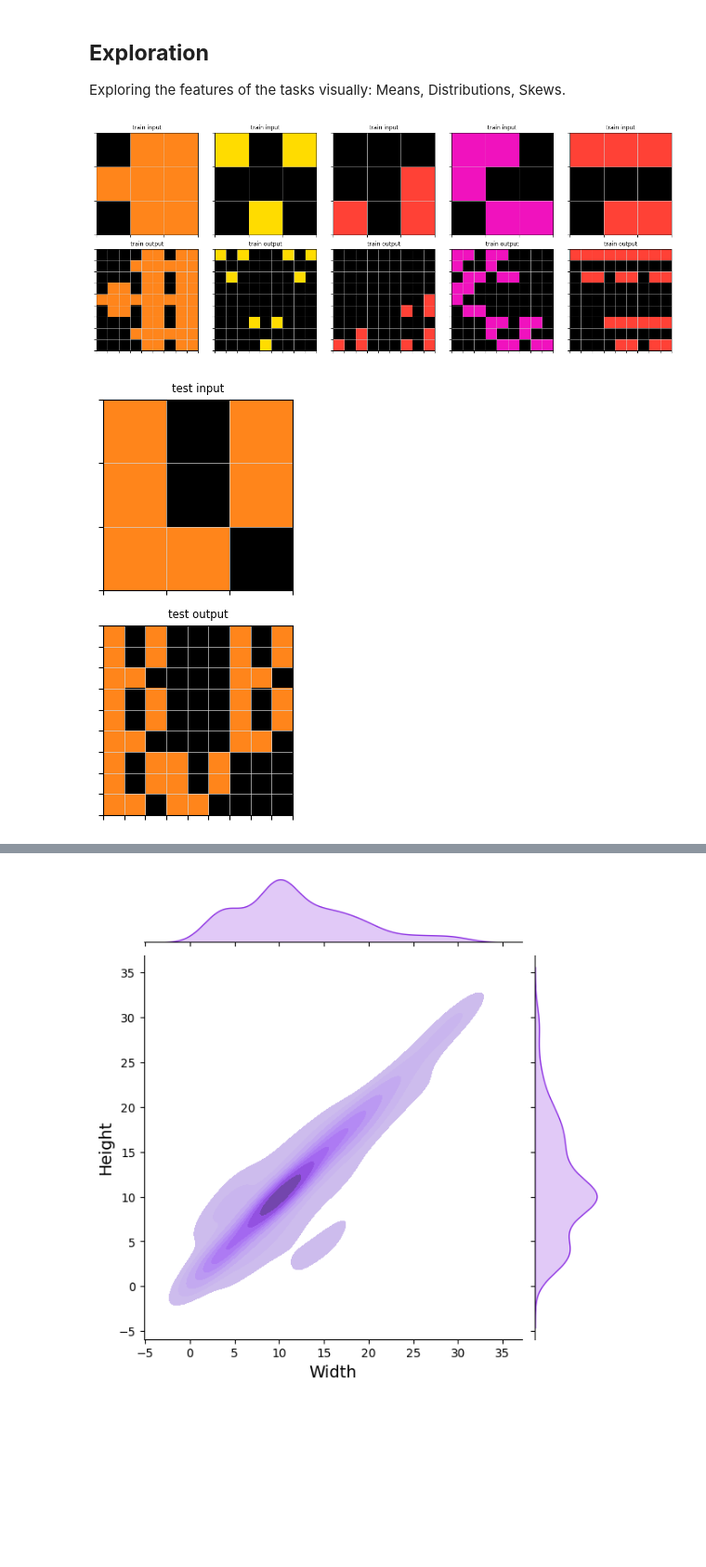
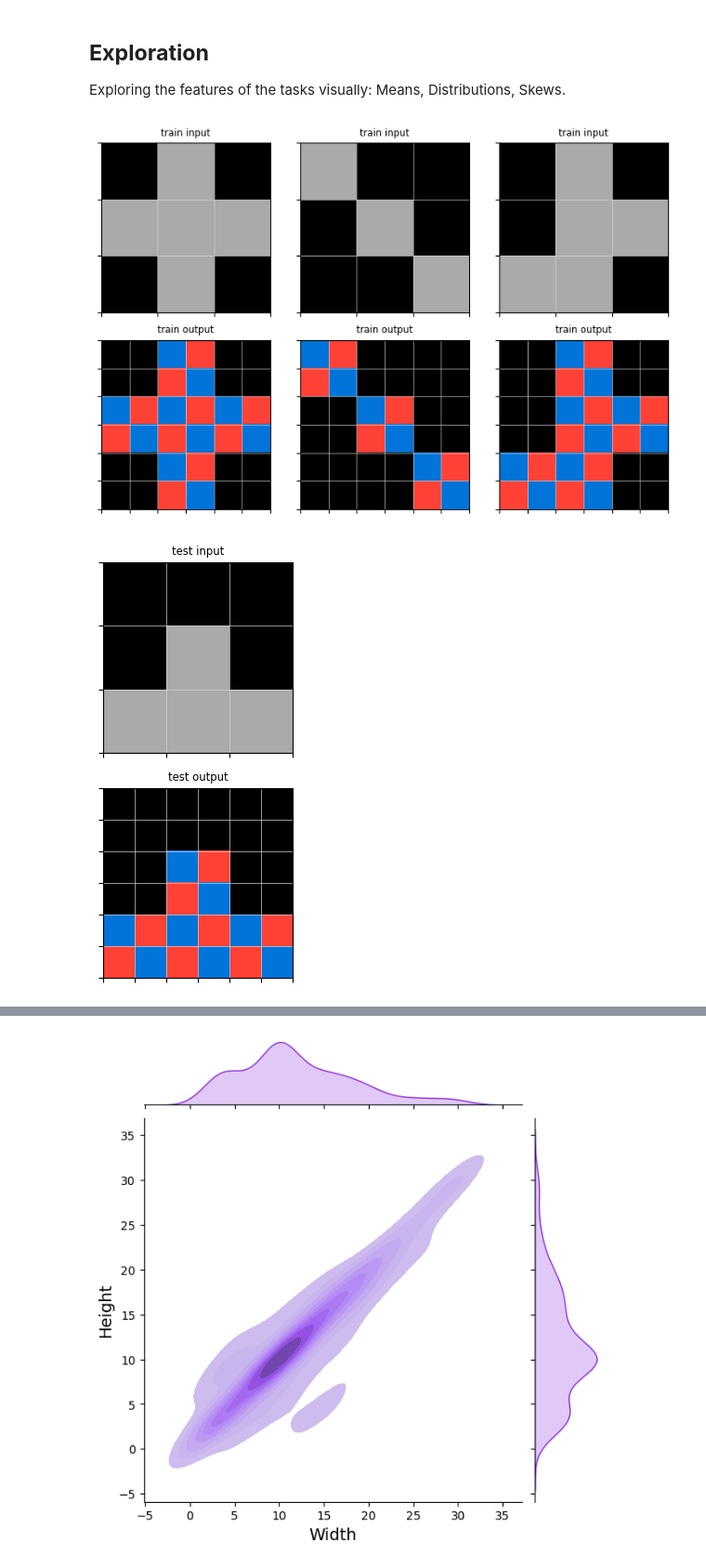
Before and after one commit to foger3/ARC_DeepLearning, a Jupyter notebook: model/ARC_DL.ipynb, the cells around one changed output, grey strips where cells are left out. Shown at 93% size. Cells and saved outputs as stored; diff of their text form; code cells hidden in the pictures; blank space fills up the shorter version.

```diff
--- a/model/ARC_DL.ipynb
+++ b/model/ARC_DL.ipynb
@@ -48,13 +49,13 @@ Mounted at /content/drive
 
 Various helper functions, assisting with plotting, padding, scaling, one-hot encoding, and augmentation of tasks.
 # %%
-def plot_one(task, ax, i, train_or_test, input_or_output='example'):
+def plot_one(task, ax, i, train_or_test, input_or_output='!'):
     cmap = colors.ListedColormap(
     ['#000000', '#0074D9','#FF4136','#2ECC40','#FFDC00',
      '#AAAAAA', '#F012BE', '#FF851B', '#7FDBFF', '#870C25'])
     norm = colors.Normalize(vmin=0, vmax=9)
 
-    if input_or_output == 'example':
+    if input_or_output == '!':
         input_matrix = task
     elif input_or_output == 'prediction':
         input_matrix = test_predictions[i]
@@ -68,9 +69,6 @@ def plot_one(task, ax, i, train_or_test, input_or_output='example'):
     ax.set_xticklabels([])
     ax.set_yticklabels([])
     ax.set_title(train_or_test + ' ' + input_or_output, size='small')
-
-# For single ARC matrices use the following for plotting:
-# plot_one(X, ax=None, i=None, train_or_test='anything', input_or_output='single')
 
 def plot_task(task, idx):
     num_train = len(task['train'])
@@ -107,26 +105,26 @@ def plot_ARC(example_num = None, path = 'training'):
     plot_task(example, idx)
 
 def plot_pix_acc(X_inp, X_out):
-    raw_diff = []
+    per_diff = []
     for i in range(len(X_inp)):
-        raw_diff.append(np.count_nonzero(X_inp[i] == X_out[i]))
-    per_diff = [x / 900 for x in raw_diff]
+        raw_diff = np.count_nonzero(X_inp[i] == X_out[i])
+        per_diff.append(raw_diff / X_inp[i].size)
     m = np.mean(per_diff)
 
     fig, ax = plt.subplots(figsize=(11,5))
     plt.plot(per_diff, color='steelblue', marker='.', linewidth=0)
     plt.axhline(m, xmax = len(per_diff), color='firebrick')
-    plt.title(f'Accuracy of Task Reconstruction (Tasks:{len(per_diff)})', size='medium')
+    plt.title(f'Accuracy of Task Reconstruction (Tasks: {len(per_diff)})', size='medium')
     plt.xlabel('Case')
     plt.ylabel('Correct Pixel (%)')
-    plt.text(len(per_diff)/2, m+0.01, f'{m.round(2)*100}%', size='medium', weight='bold')
+    plt.text(len(per_diff)/2, m+0.01, f'{(m*100).round(2)}%', size='medium', weight='bold')
     plt.gca().yaxis.set_major_formatter(mtick.PercentFormatter(xmax=max([1])))
     plt.margins(x=0.01)
     plt.show()
-    print(f'Number of 100% Correct Reconstructions: {per_diff.count(1)}')
-    print(f'Number of 90%+ Correct Reconstructions: {sum(i >= 0.9 for i in per_diff)}')
-    print(f'Number of 80%+ Correct Reconstructions: {sum(i >= 0.8 for i in per_diff)}')
-    print(f'Number of 70%+ Correct Reconstructions: {sum(i >= 0.7 for i in per_diff)}')
+    print(f'Number of 100% Correct: {per_diff.count(1)}')
+    print(f'Number of 90%+ Correct: {sum(i >= 0.9 for i in per_diff)}')
+    print(f'Number of 80%+ Correct: {sum(i >= 0.8 for i in per_diff)}')
+    print(f'Number of 70%+ Correct: {sum(i >= 0.7 for i in per_diff)}')
 
 def plot_pix_heatmap(X_inp, X_out):
     pix_diff = []
@@ -317,19 +360,21 @@ for task_file in training_tasks_files:
         task = json.load(f)
         training_tasks.append(task)
 
-X_test, X_train, y_train = [], [], []
+X_test, y_test, X_train, y_train = [], [], [], []
 
 for task in training_tasks:
-    Xs_test, Xs_train, ys_train = [], [], []
+    Xs_test, ys_test, Xs_train, ys_train = [], [], [], []
 
     for pair in task["test"]:
         Xs_test.append(pair["input"])
+        ys_test.append(pair["output"])
 
     for pair in task["train"]:
         Xs_train.append(pair["input"])
         ys_train.append(pair["output"])
 
     X_test.append(Xs_test)
+    y_test.append(ys_test)
     X_train.append(Xs_train)
     y_train.append(ys_train)
 
@@ -337,6 +382,7 @@ for task in training_tasks:
 for i in range(len(X_test)):
     if len(X_test[i]) > 1:
         X_test[i] = [X_test[i][0]]
+        y_test[i] = [y_test[i][0]]
 
 # Example
 X_test[3]
@@ -387,10 +436,10 @@ Exploring the features of the tasks visually: Means, Distributions, Skews.
 # %%
 matrices = get_all_matrix(X_test)
 
-plot_ARC(0, path = "training")
+plot_ARC(54, path = "evaluation")
 # %% [output]
-[figure, old version]
+[figure, new version]
-[figure, old version]
+[figure, new version]
 # %%
 means = [np.mean(matrix) for matrix in matrices]
 fig = ff.create_distplot([means], group_labels=["Means"], colors=["green"])
```
Also changed, not shown: parts of 17 cells of this notebook.
